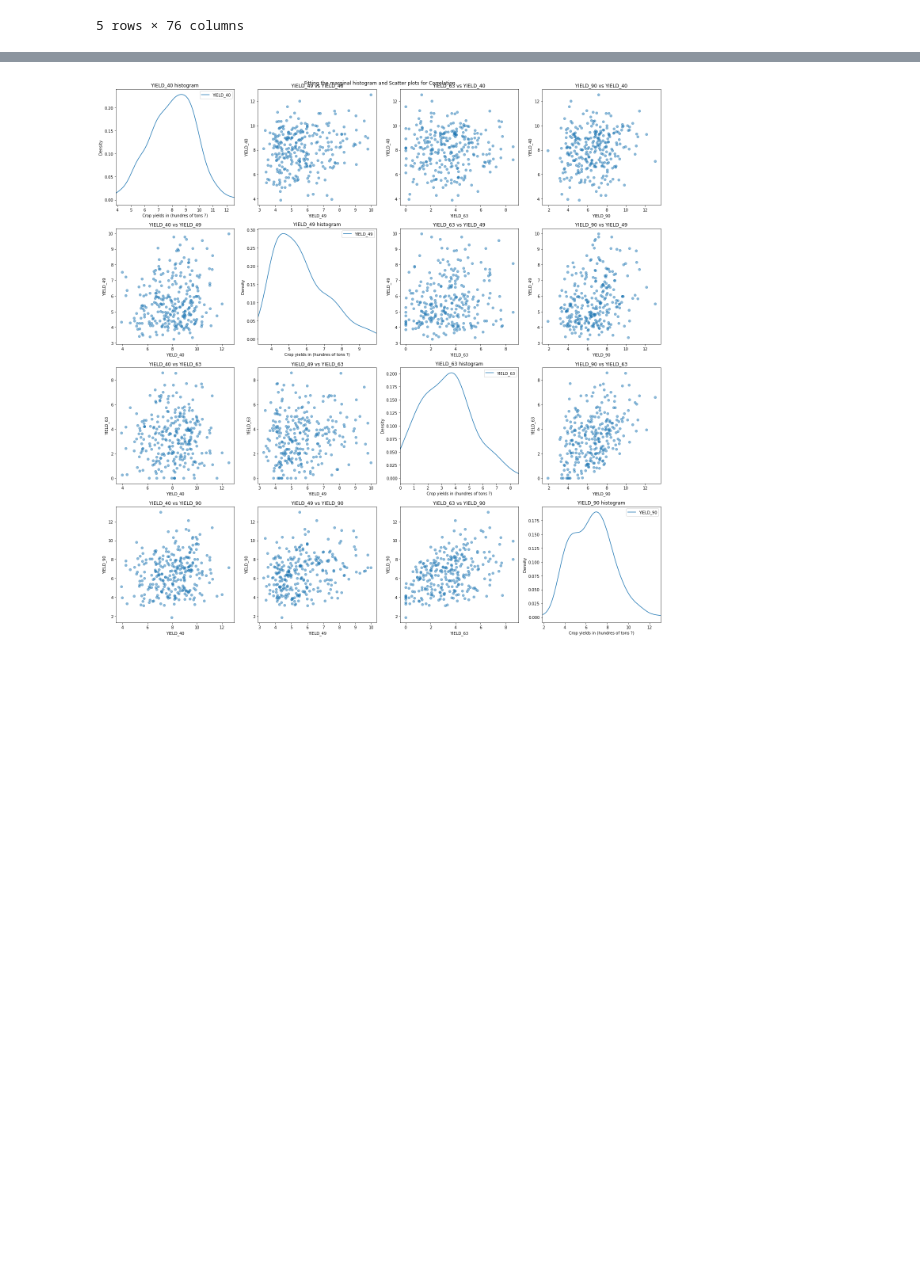
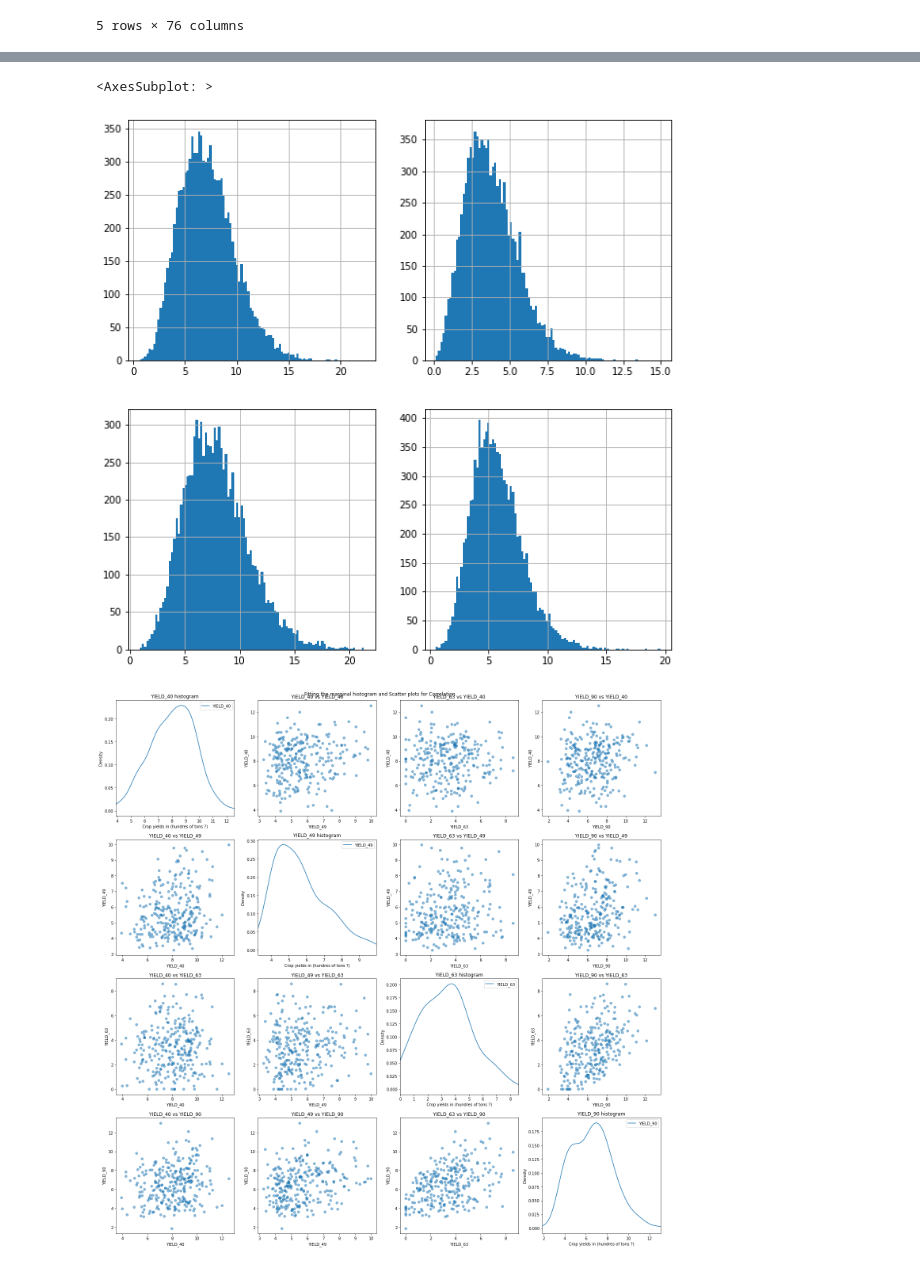
Before and after one commit to elkhomar/Genhack3, a Jupyter notebook: FlowMatching.ipynb, the cells around one changed output, grey strips where cells are left out. Saved outputs shown, nothing was run; the diff lists cells and outputs as text; code cells hidden in the pictures; blank space fills up the shorter version.

```diff
--- a/FlowMatching.ipynb
+++ b/FlowMatching.ipynb
@@ -75,4 +75,17 @@ dataset.head()
 5 rows × 80 columns
+# %%
+plt.figure(figsize=(10,10))
+plt.subplot(221)
+dataset['Q40'].hist(bins=100)
+plt.subplot(222)
+dataset['Q49'].hist(bins=100)
+plt.subplot(223)
+dataset['Q63'].hist(bins=100)
+plt.subplot(224)
+dataset['Q90'].hist(bins=100)
+# %% [output]
+<AxesSubplot: >
+[figure, added]
 # %%
 # Use only the YIELD data :
 X= dataset[['YIELD_40', 'YIELD_49', 'YIELD_63', 'YIELD_90']]
```
Also changed, not shown: parts of 5 cells of this notebook.
